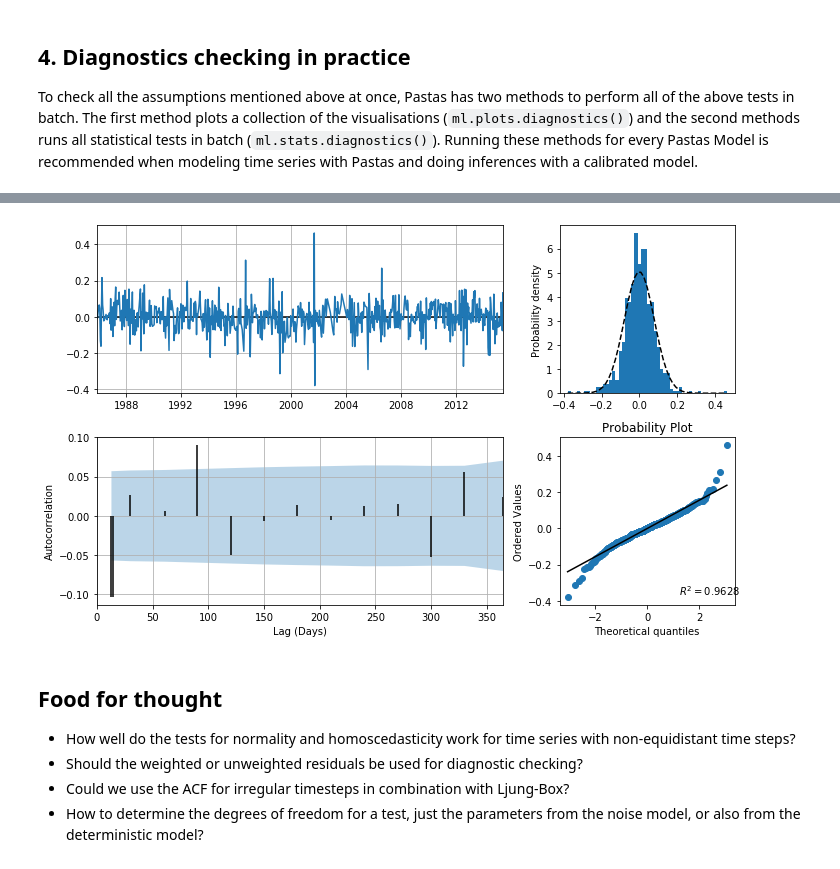
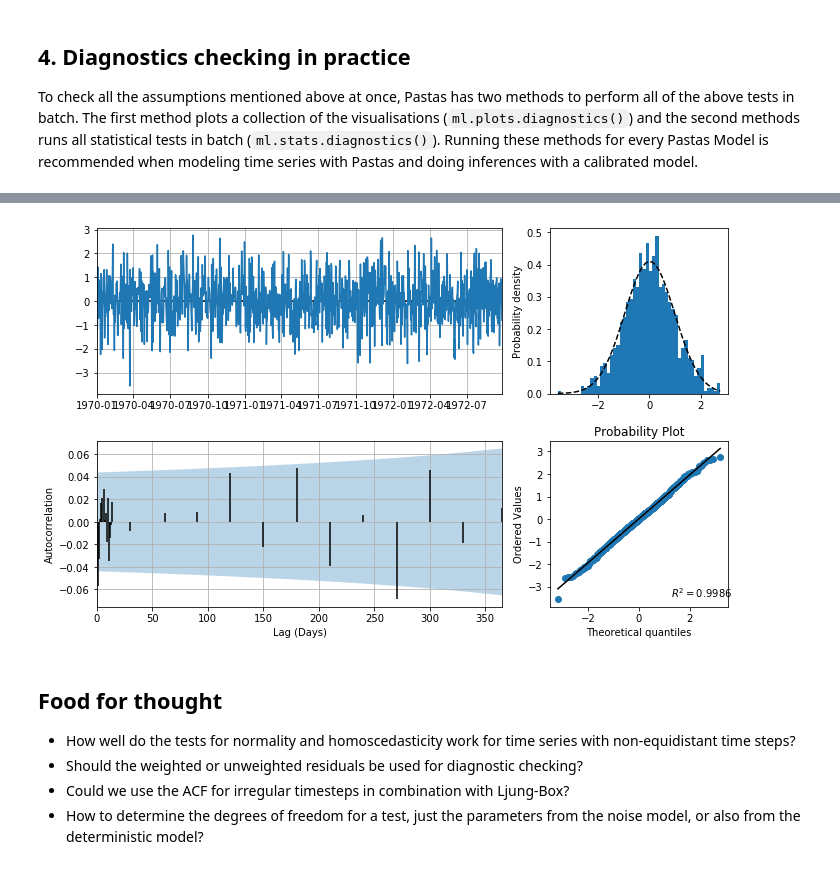
Before and after one commit to pastas/pastas, a Jupyter notebook: examples/notebooks/4_diagnostic_checking.ipynb, the cells around one changed output, grey strips where cells are left out. Cells and saved outputs as stored; diff of their text form; code cells hidden in the pictures.

```diff
--- a/examples/notebooks/4_diagnostic_checking.ipynb
+++ b/examples/notebooks/4_diagnostic_checking.ipynb
@@ -146,7 +146,7 @@ ps.stats.diagnostics(noise, alpha=0.05)
-# %%
-ml.plots.diagnostics();
-# %% [output]
-[figure, removed]
+# %%
+ps.stats.plot_diagnostics(noise);
+# %% [output]
+[figure, added]
 # %% [markdown]
 ## Food for thought
 - How well do the tests for normality and homoscedasticity work for time series with non-equidistant time steps?
```
Also changed, not shown: parts of 1 cell of this notebook, 1 other file.
